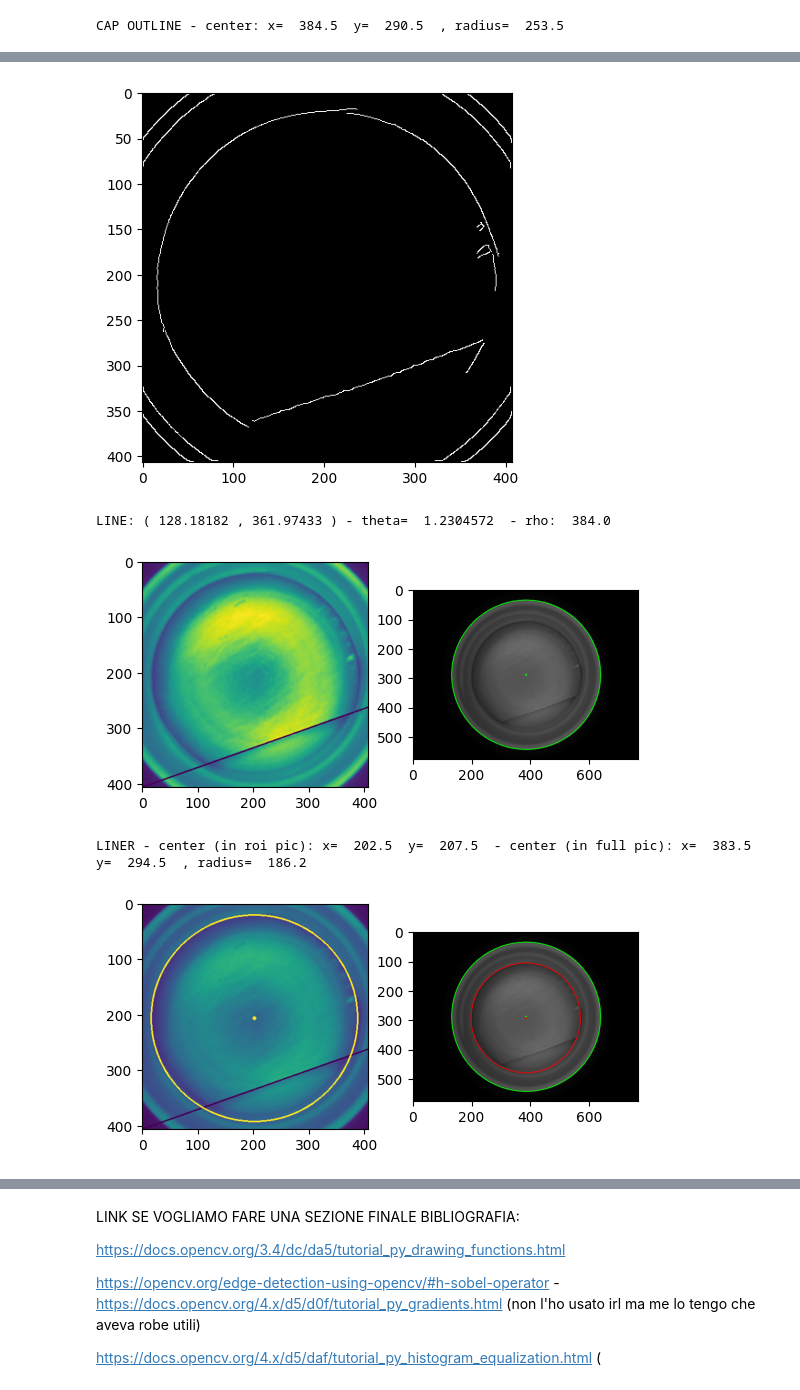
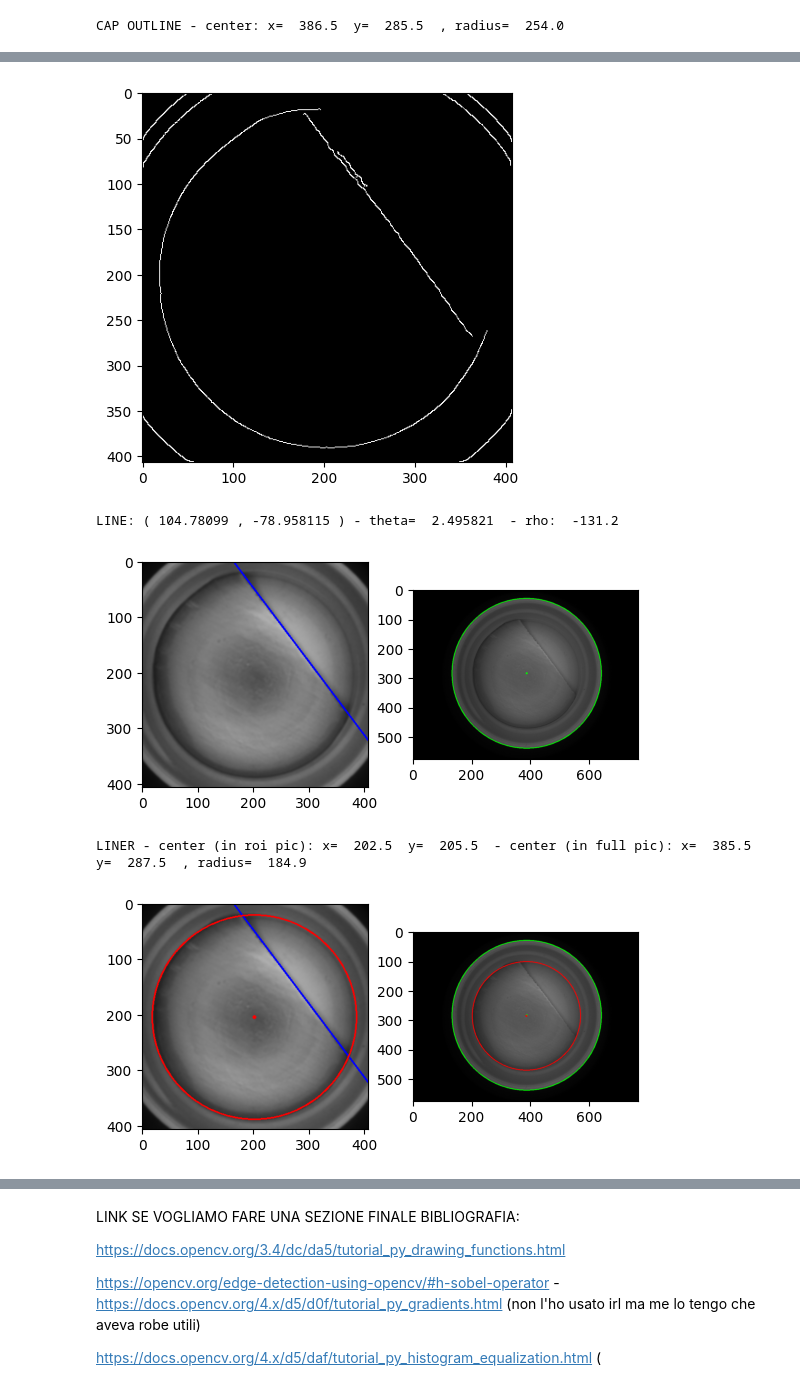
Before and after one commit to LucreziaPonti/PROJECT_cv, a Jupyter notebook: bozza_prova_altri_Test_lucry.ipynb, the cells around one changed output, grey strips where cells are left out. Saved outputs shown, nothing was run; the diff lists cells and outputs as text; code cells hidden in the pictures.

```diff
--- a/bozza_prova_altri_Test_lucry.ipynb
+++ b/bozza_prova_altri_Test_lucry.ipynb
@@ -7,7 +7,7 @@ from matplotlib import pyplot as plt
 import math
 
 #### LOAD and show IMAGE
-img_color = cv2.imread('cap-inspection-images/project_1_liner_inspection/d_19.bmp')
+img_color = cv2.imread('cap-inspection-images/project_1_liner_inspection/d_17.bmp')
 #img_color = cv2.imread('cap-inspection-images/project_1_liner_inspection/g_01.bmp')
 img = cv2.cvtColor(img_color,cv2.COLOR_BGR2GRAY)
 plt.figure()
@@ -50,7 +50,7 @@ y_max=math.ceil(center[1]+offset)
 y_min=math.floor(center[1]-offset)
 
 img_roi=img_blur[y_min:y_max,x_min:x_max]
-img_roi_show=img_roi.copy()
+img_roi_show=cv2.cvtColor(img_roi, cv2.COLOR_GRAY2RGB)
 
 
 
@@ -217,7 +217,7 @@ from matplotlib import pyplot as plt
 import math
 
 #### LOAD and show IMAGE
-img_color = cv2.imread('cap-inspection-images/project_1_liner_inspection/d_20.bmp')
+img_color = cv2.imread('cap-inspection-images/project_1_liner_inspection/d_17.bmp')
 #img_color = cv2.imread('cap-inspection-images/project_1_liner_inspection/g_01.bmp')
 img = cv2.cvtColor(img_color,cv2.COLOR_BGR2GRAY)
 plt.figure()
@@ -263,7 +263,7 @@ y_max=math.ceil(center[1]+offset)
 y_min=math.floor(center[1]-offset)
 
 img_roi=img_blur[y_min:y_max,x_min:x_max]
-img_roi_show=img_roi.copy()
+img_roi_show=cv2.cvtColor(img_roi, cv2.COLOR_GRAY2RGB)
 
 
 
@@ -408 +408 @@ plt.show()
-CAP OUTLINE - center: x=  384.5  y=  290.5  , radius=  253.5
+CAP OUTLINE - center: x=  386.5  y=  285.5  , radius=  254.0
@@ -410,5 +410,5 @@ CAP OUTLINE - center: x=  384.5  y=  290.5  , radius=  253.5
-[figure, old version]
+[figure, new version]
-LINE: ( 128.18182 , 361.97433 ) - theta=  1.2304572  - rho:  384.0
+LINE: ( 104.78099 , -78.958115 ) - theta=  2.495821  - rho:  -131.2
-[figure, old version]
+[figure, new version]
-LINER - center (in roi pic): x=  202.5  y=  207.5  - center (in full pic): x=  383.5  y=  294.5  , radius=  186.2
+LINER - center (in roi pic): x=  202.5  y=  205.5  - center (in full pic): x=  385.5  y=  287.5  , radius=  184.9
-[figure, old version]
+[figure, new version]
```
Also changed, not shown: parts of 3 cells of this notebook.
